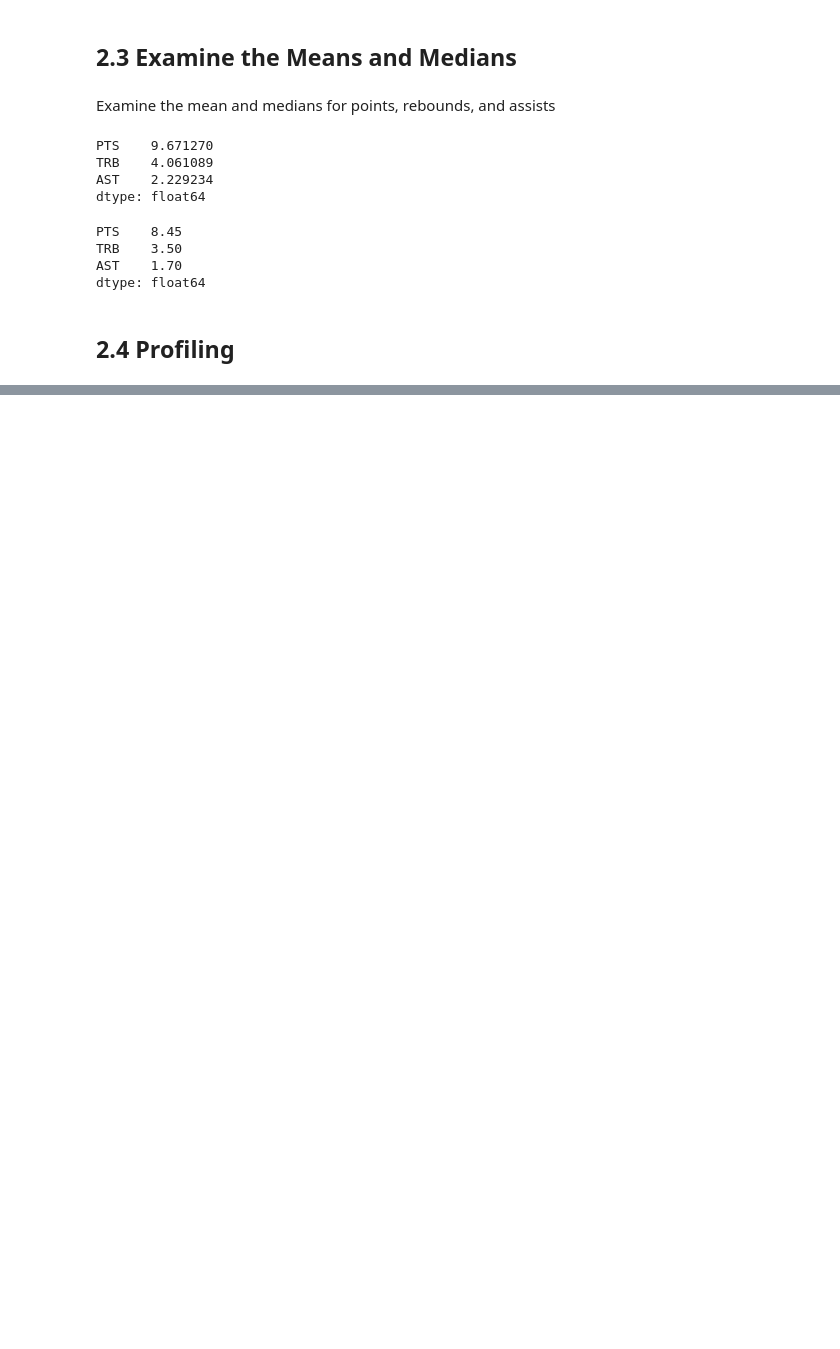
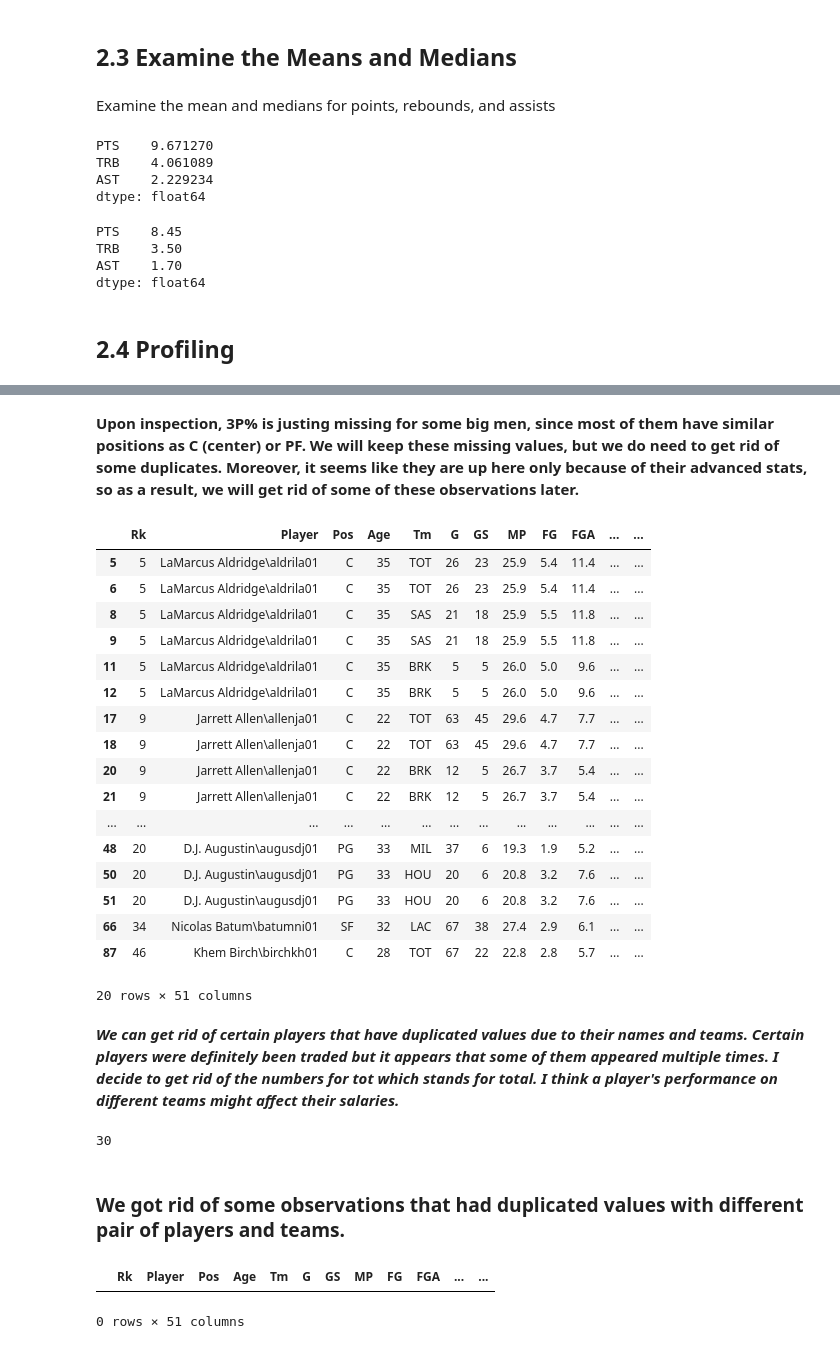
Before and after one commit to frankli073/Capstone_Project2, a Jupyter notebook: Data_Wrangling_2.ipynb, the cells around one changed output, grey strips where cells are left out. Cells and saved outputs as stored; diff of their text form; code cells hidden in the pictures; blank space fills up the shorter version.

```diff
--- a/Data_Wrangling_2.ipynb
+++ b/Data_Wrangling_2.ipynb
@@ -309,0 +468,30 @@ profile_report
+# %% [markdown]
+**Upon inspection, 3P% is justing missing for some big men, since most of them have similar positions as C (center) or PF. We will keep these missing values, but we do need to get rid of some duplicates. Moreover, it seems like they are up here only because of their advanced stats, so as a result, we will get rid of some of these observations later.**
+# %%
+df[df.duplicated(subset=['Player', 'Tm'])].head(20)
+# %% [output]
+|  | Rk | Player | Pos | Age | Tm | G | GS | MP | FG | FGA | ... | ... |
+| 5 | 5 | LaMarcus Aldridge\aldrila01 | C | 35 | TOT | 26 | 23 | 25.9 | 5.4 | 11.4 | ... | ... |
+| 6 | 5 | LaMarcus Aldridge\aldrila01 | C | 35 | TOT | 26 | 23 | 25.9 | 5.4 | 11.4 | ... | ... |
+| 8 | 5 | LaMarcus Aldridge\aldrila01 | C | 35 | SAS | 21 | 18 | 25.9 | 5.5 | 11.8 | ... | ... |
+| 9 | 5 | LaMarcus Aldridge\aldrila01 | C | 35 | SAS | 21 | 18 | 25.9 | 5.5 | 11.8 | ... | ... |
+| 11 | 5 | LaMarcus Aldridge\aldrila01 | C | 35 | BRK | 5 | 5 | 26.0 | 5.0 | 9.6 | ... | ... |
+| 12 | 5 | LaMarcus Aldridge\aldrila01 | C | 35 | BRK | 5 | 5 | 26.0 | 5.0 | 9.6 | ... | ... |
+| 17 | 9 | Jarrett Allen\allenja01 | C | 22 | TOT | 63 | 45 | 29.6 | 4.7 | 7.7 | ... | ... |
+| 18 | 9 | Jarrett Allen\allenja01 | C | 22 | TOT | 63 | 45 | 29.6 | 4.7 | 7.7 | ... | ... |
+| 20 | 9 | Jarrett Allen\allenja01 | C | 22 | BRK | 12 | 5 | 26.7 | 3.7 | 5.4 | ... | ... |
+| 21 | 9 | Jarrett Allen\allenja01 | C | 22 | BRK | 12 | 5 | 26.7 | 3.7 | 5.4 | ... | ... |
+| ... | ... | ... | ... | ... | ... | ... | ... | ... | ... | ... | ... | ... |
+| 48 | 20 | D.J. Augustin\augusdj01 | PG | 33 | MIL | 37 | 6 | 19.3 | 1.9 | 5.2 | ... | ... |
+| 50 | 20 | D.J. Augustin\augusdj01 | PG | 33 | HOU | 20 | 6 | 20.8 | 3.2 | 7.6 | ... | ... |
+| 51 | 20 | D.J. Augustin\augusdj01 | PG | 33 | HOU | 20 | 6 | 20.8 | 3.2 | 7.6 | ... | ... |
+| 66 | 34 | Nicolas Batum\batumni01 | SF | 32 | LAC | 67 | 38 | 27.4 | 2.9 | 6.1 | ... | ... |
+| 87 | 46 | Khem Birch\birchkh01 | C | 28 | TOT | 67 | 22 | 22.8 | 2.8 | 5.7 | ... | ... |
+20 rows × 51 columns
+# %% [markdown]
+***We can get rid of certain players that have duplicated values due to their names and teams. Certain players were definitely been traded but it appears that some of them appeared multiple times. I decide to get rid of the numbers for tot which stands for total. I think a player's performance on different teams might affect their salaries.***
+# %%
+condition = df['Tm']=='TOT'
+len(df[condition==False]['Tm'].unique())
+# %% [output]
+30
@@ -309,0 +502,7 @@ profile_report
+# %% [markdown]
+### We got rid of some observations that had duplicated values with different pair of players and teams.
+# %%
+df[df.duplicated(subset=['Player', 'Tm'])]
+# %% [output]
+|  | Rk | Player | Pos | Age | Tm | G | GS | MP | FG | FGA | ... | ... |
+0 rows × 51 columns
```
Also changed, not shown: parts of 23 cells of this notebook.
